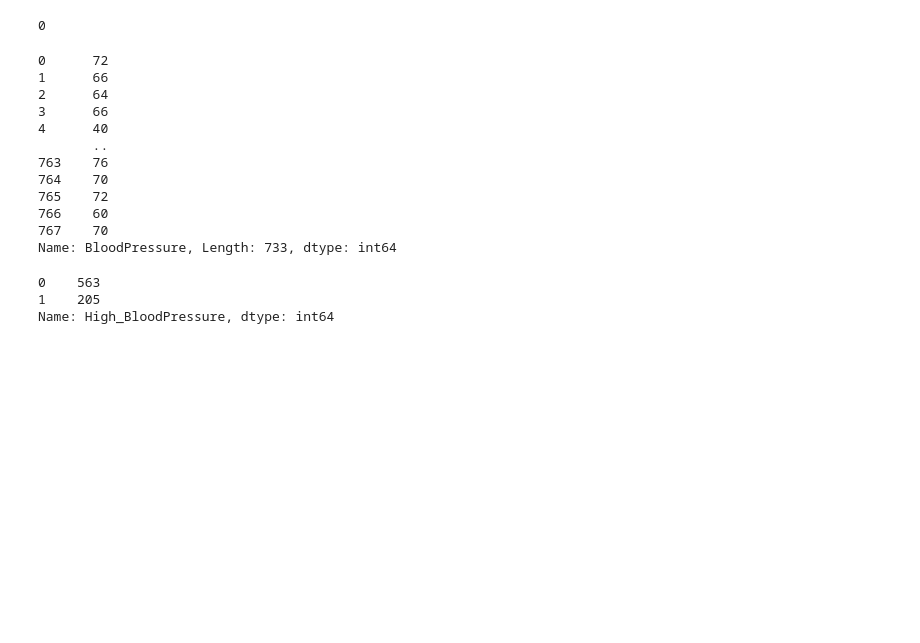
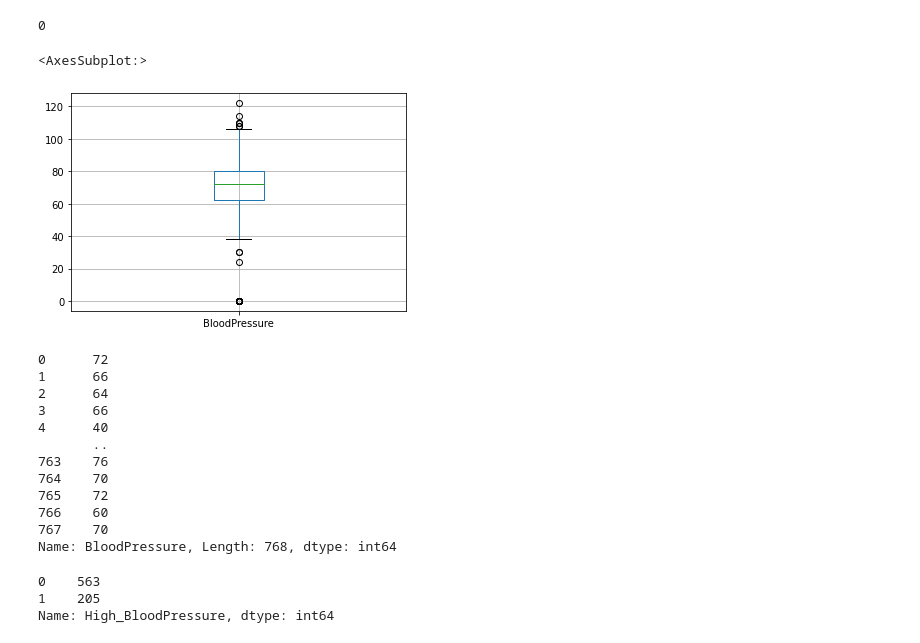
Before and after one commit to Aviost111/Diabetes_Predictions, a Jupyter notebook: cleaning_the_data.ipynb, the cells around one changed output. Drawn from its saved outputs; the diff is of its cells as text; code cells hidden in the pictures; blank space fills up the shorter version.

```diff
--- a/cleaning_the_data.ipynb
+++ b/cleaning_the_data.ipynb
@@ -49,10 +45,17 @@ df['BloodPressure'].min()
 # %%
 # it appears that some women have a blood pressure of 0 which is obviusly impossible  therefore it must be a null
 # lets get rid of them
+# %%
+# there are few outliers so we will put mean instead of 0
+df.boxplot(column=['BloodPressure'])
+# %% [output]
+<AxesSubplot:>
+[figure, added]
 # %%
 blood_pressure_exist = df[df['BloodPressure']!=0]
 blood_pressure_exist =blood_pressure_exist['BloodPressure']
-blood_pressure_exist
+df['BloodPressure']=df['BloodPressure'].apply(lambda x:int(blood_pressure_exist.mean()) if x==0 else x)
+df['BloodPressure']
 # %% [output]
 0      72
 1      66
@@ -65,7 +68,7 @@ blood_pressure_exist
 765    72
 766    60
 767    70
-Name: BloodPressure, Length: 733, dtype: int64
+Name: BloodPressure, Length: 768, dtype: int64
 # %%
 # I looked it up and diastolic pressure(what we have) above 80 is considered high blood pressure
 # so lets make a column of high blood pressure.
```
Also changed, not shown: parts of 1 cell of this notebook, 6 other files.
